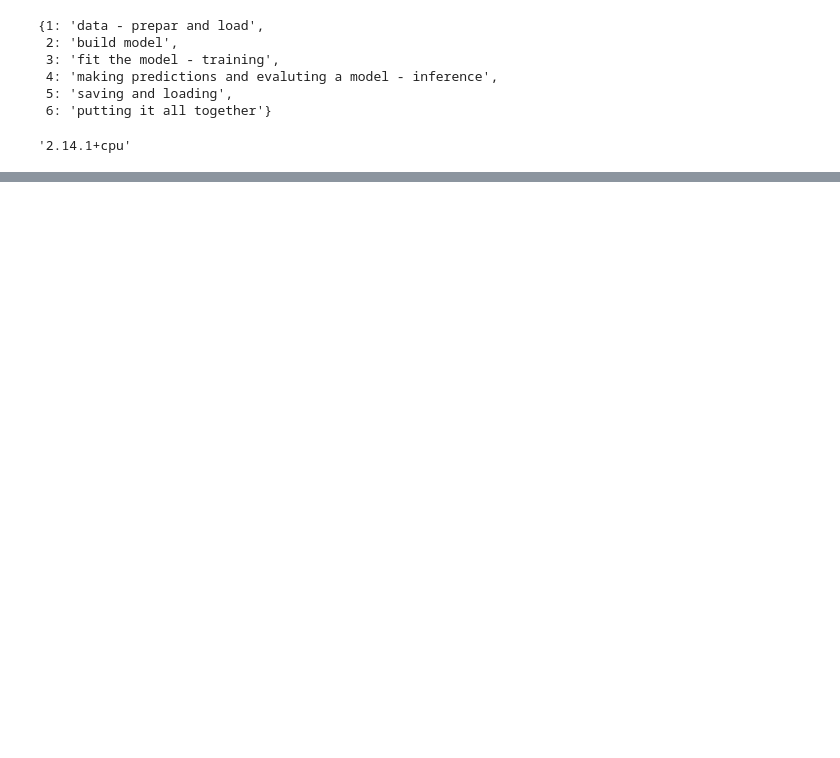
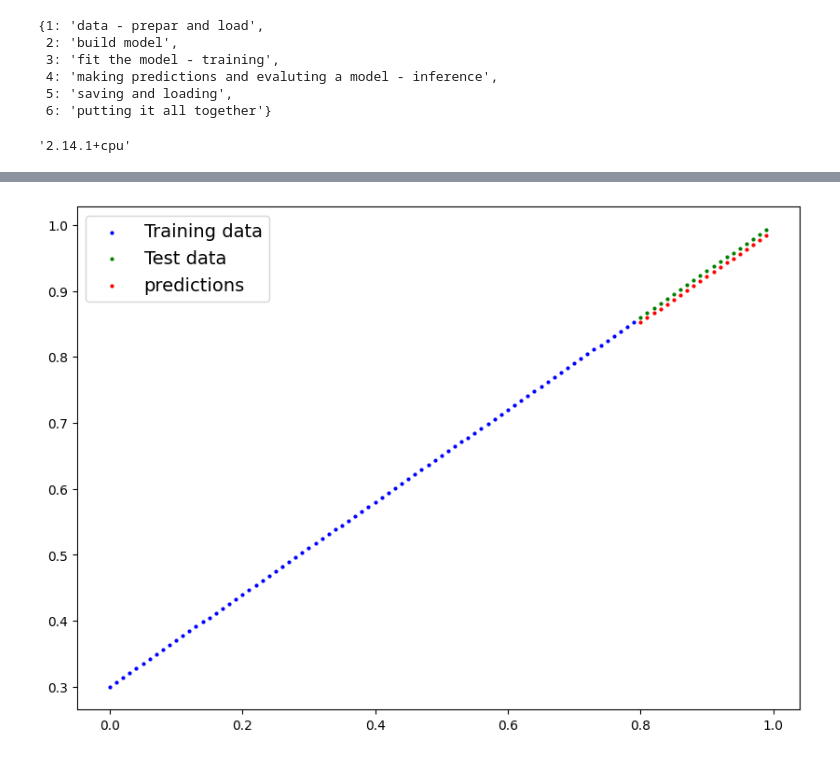
Before and after one commit to AM15898/NeuralNetwork-Project, a Jupyter notebook: PyTorch_WorkFlow.ipynb, the cells around one changed output, grey strips where cells are left out. Saved outputs shown, nothing was run; the diff lists cells and outputs as text; code cells hidden in the pictures; blank space fills up the shorter version.

```diff
--- a/PyTorch_WorkFlow.ipynb
+++ b/PyTorch_WorkFlow.ipynb
@@ -35,0 +248,40 @@ Data can by anything in ML!
+# %%
+#an epoch is one loop through the data
+
+epochs = 170
+
+#1) loop through the data
+for epoch in range(epochs):
+  model_0.train() #sets all parameters that requires gradients = true
+
+  #2) Forward pass
+  y_pred = model_0(X_train)
+
+  #3) Calculate the loss
+  loss = loss_fn(y_pred, y_train)
+
+  #4) optimizer
+  optimizer.zero_grad()
+
+  #5) back propogation
+  loss.backward()
+
+  #6) Set up the the optimizer - perform gradient descent
+  optimizer.step()
+  #by default how the optimizer changes will accumulate through the loop
+  #that's why it's essential to reinitialize it to zero in the above step
+
+  #Testing
+  model_0.eval() #sets all parameters that requires gradients = false
+  with torch.inference_mode(): #turns off gradient tracking and a coupl more things needed for training only
+    #1. forward pass
+    test_pred = model_0(X_test)
+
+    #2. loss fn
+    test_loss = loss_fn(test_pred, y_test)
+
+    if epoch % 10 == 0:
+      print(f"Epoch: {epoch} | Loss: {loss} | Test loss: {test_loss}")
+
+  print(model_0.state_dict())
+  print(f"Epoch: {epoch} | Loss: {loss}")
@@ -35,0 +306,7 @@ Data can by anything in ML!
+# %%
+with torch.inference_mode():
+  y_preds_new = model_0(X_test)
+
+plot_predictions(predictions=y_preds_new)
+# %% [output]
+[figure, added]
```
Also changed, not shown: parts of 24 cells of this notebook.
